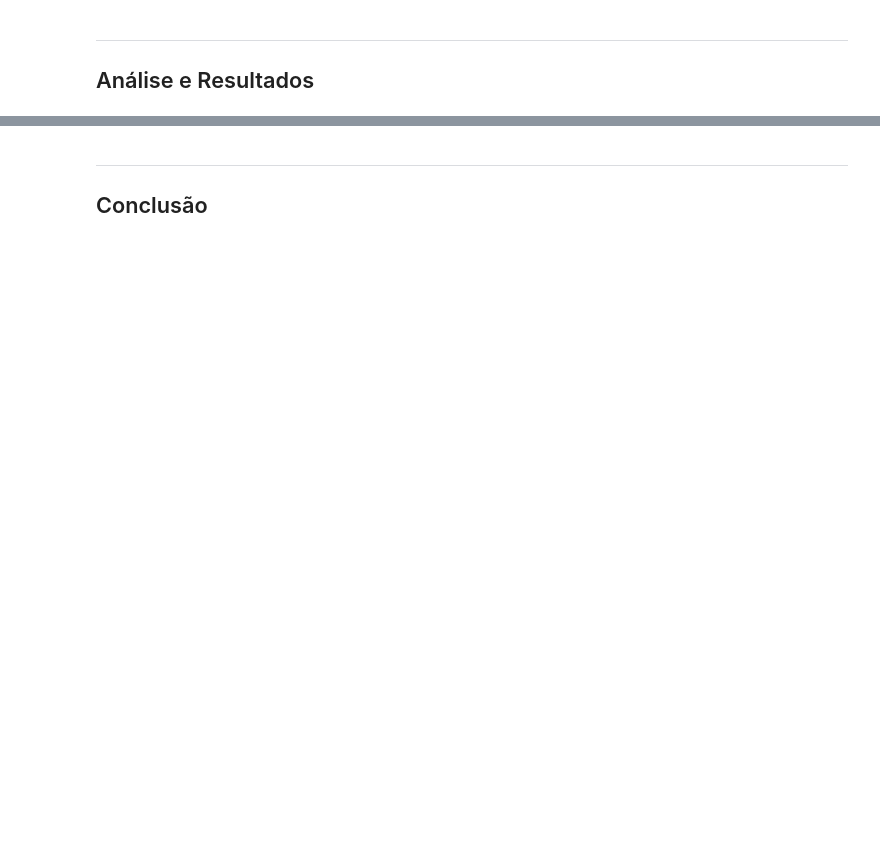
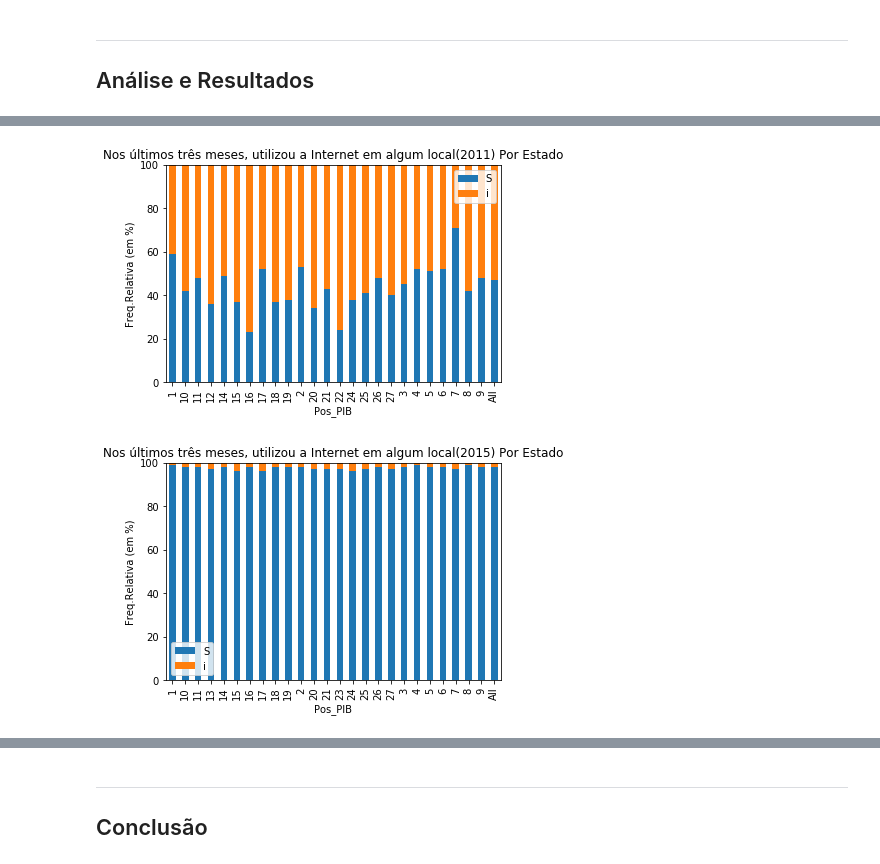
Before and after one commit to guipleite/DPCD, a Jupyter notebook: P1/Projeto1 Layout.ipynb, the cells around one changed output, grey strips where cells are left out. Saved outputs shown, nothing was run; the diff lists cells and outputs as text; code cells hidden in the pictures; blank space fills up the shorter version.

```diff
--- a/P1/Projeto1 Layout.ipynb
+++ b/P1/Projeto1 Layout.ipynb
@@ -128,0 +149,21 @@ ___
+# %%
+#ACESSO A INTERNET NOS ULTIMOS 3 MESES COMPARACA0 2015 E 2011 DE ESTADOS
+#2011
+ct111=(pd.crosstab(NNP2011.V06111, NNP2011.Pos_PIB, margins=True, normalize='columns')*100).round(decimals=0)
+plot = ct111.T.plot(kind='bar', stacked=True,title='Nos últimos três meses, utilizou a Internet em algum local(2011) Por Estado')
+
+plot.set_ylim([0, 100])
+plt.ylabel('Freq.Relativa (em %)')
+plt.legend('Sim,Não')
+plt.subplot(111)
+#2011
+ct151=(pd.crosstab(NNP2015.V06111, NNP2015.Pos_PIB, margins=True, normalize='columns')*100).round(decimals=0)
+plot = ct151.T.plot(kind='bar', stacked=True,title='Nos últimos três meses, utilizou a Internet em algum local(2015) Por Estado')
+plot.set_ylim([0, 100])
+plt.ylabel('Freq.Relativa (em %)')
+plt.legend('Sim,Não')
+plt.subplot(111)
+plt.show()
+# %% [output]
+[figure, added]
+[figure, added]
```
Also changed, not shown: parts of 16 cells of this notebook.
